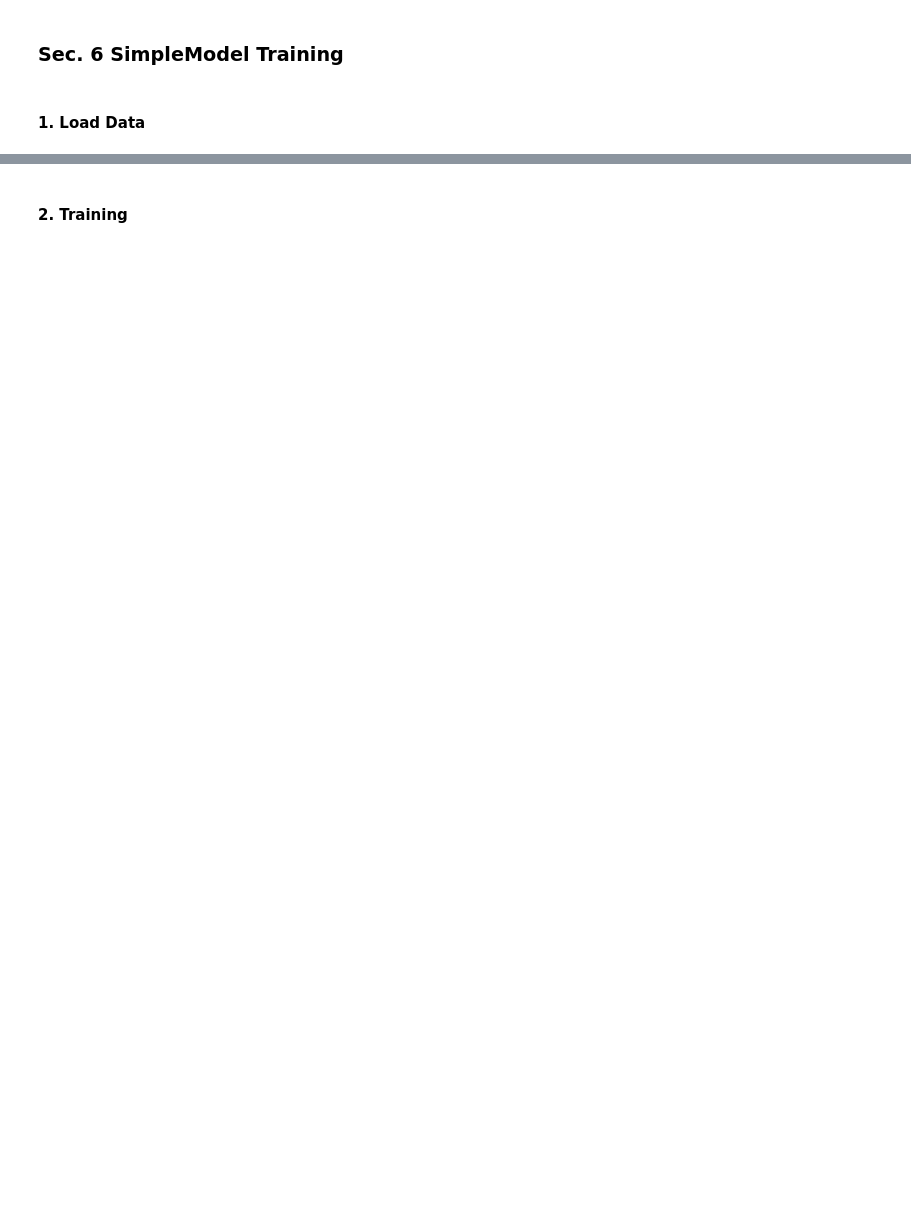
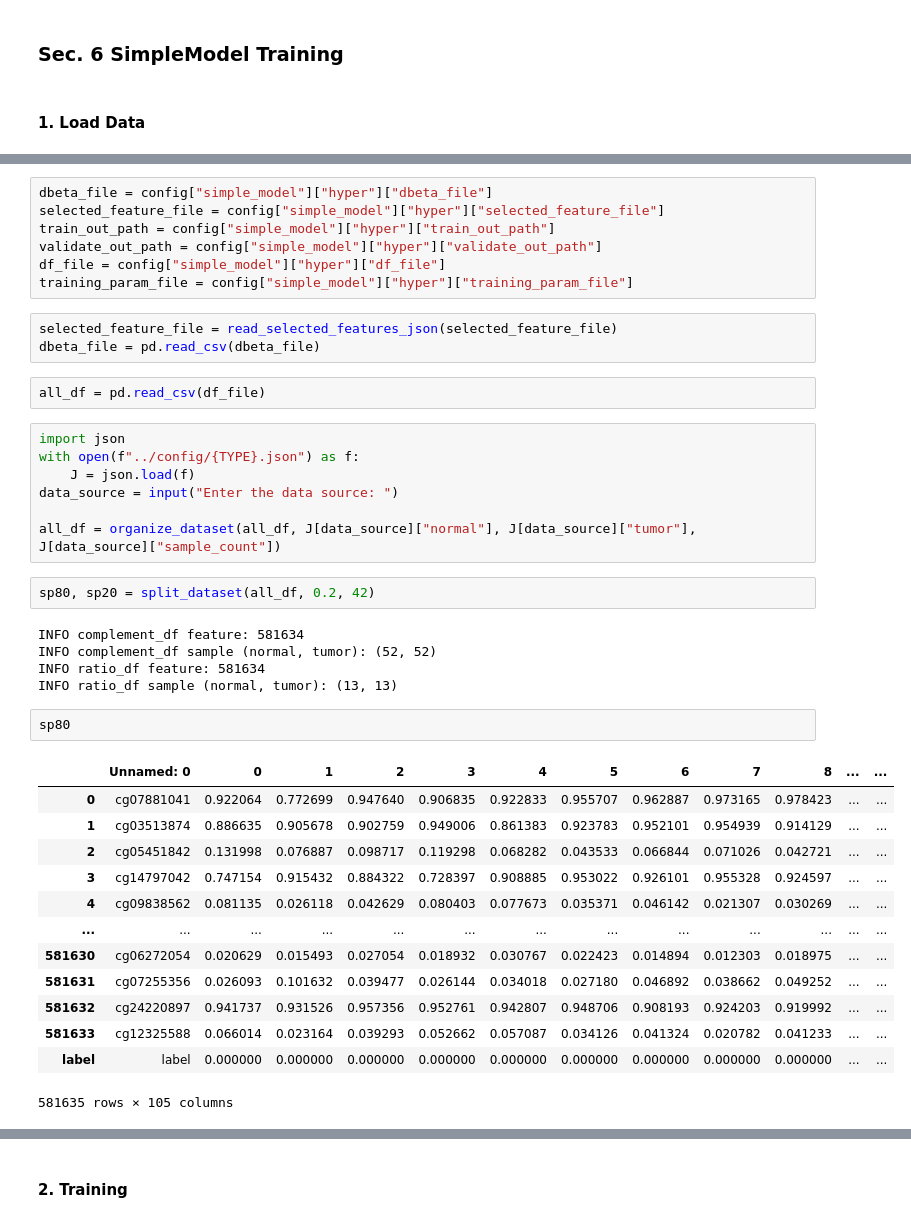
Before and after one commit to BioTechCo/main_project, a Jupyter notebook: notebooks/orange_pipeline_orchestrator.ipynb, the cells around one changed output, grey strips where cells are left out. Cells and saved outputs as stored; diff of their text form; blank space fills up the shorter version.

```diff
--- a/notebooks/orange_pipeline_orchestrator.ipynb
+++ b/notebooks/orange_pipeline_orchestrator.ipynb
@@ -1039,0 +936,42 @@ dbeta_info = pd.read_csv(f"{majority_out_path}/{dbeta_path}")
+# %%
+dbeta_file = config["simple_model"]["hyper"]["dbeta_file"]
+selected_feature_file = config["simple_model"]["hyper"]["selected_feature_file"]
+train_out_path = config["simple_model"]["hyper"]["train_out_path"]
+validate_out_path = config["simple_model"]["hyper"]["validate_out_path"]
+df_file = config["simple_model"]["hyper"]["df_file"]
+training_param_file = config["simple_model"]["hyper"]["training_param_file"]
+# %%
+selected_feature_file = read_selected_features_json(selected_feature_file)
+dbeta_file = pd.read_csv(dbeta_file)
+# %%
+all_df = pd.read_csv(df_file)
+# %%
+import json
+with open(f"../config/{TYPE}.json") as f:
+    J = json.load(f)
+data_source = input("Enter the data source: ")
+
+all_df = organize_dataset(all_df, J[data_source]["normal"], J[data_source]["tumor"], J[data_source]["sample_count"])
+# %%
+sp80, sp20 = split_dataset(all_df, 0.2, 42)
+# %% [output]
+INFO complement_df feature: 581634
+INFO complement_df sample (normal, tumor): (52, 52)
+INFO ratio_df feature: 581634
+INFO ratio_df sample (normal, tumor): (13, 13)
+# %%
+sp80
+# %% [output]
+|  | Unnamed: 0 | 0 | 1 | 2 | 3 | 4 | 5 | 6 | 7 | 8 | ... | ... |
+| 0 | cg07881041 | 0.922064 | 0.772699 | 0.947640 | 0.906835 | 0.922833 | 0.955707 | 0.962887 | 0.973165 | 0.978423 | ... | ... |
+| 1 | cg03513874 | 0.886635 | 0.905678 | 0.902759 | 0.949006 | 0.861383 | 0.923783 | 0.952101 | 0.954939 | 0.914129 | ... | ... |
+| 2 | cg05451842 | 0.131998 | 0.076887 | 0.098717 | 0.119298 | 0.068282 | 0.043533 | 0.066844 | 0.071026 | 0.042721 | ... | ... |
+| 3 | cg14797042 | 0.747154 | 0.915432 | 0.884322 | 0.728397 | 0.908885 | 0.953022 | 0.926101 | 0.955328 | 0.924597 | ... | ... |
+| 4 | cg09838562 | 0.081135 | 0.026118 | 0.042629 | 0.080403 | 0.077673 | 0.035371 | 0.046142 | 0.021307 | 0.030269 | ... | ... |
+| ... | ... | ... | ... | ... | ... | ... | ... | ... | ... | ... | ... | ... |
+| 581630 | cg06272054 | 0.020629 | 0.015493 | 0.027054 | 0.018932 | 0.030767 | 0.022423 | 0.014894 | 0.012303 | 0.018975 | ... | ... |
+| 581631 | cg07255356 | 0.026093 | 0.101632 | 0.039477 | 0.026144 | 0.034018 | 0.027180 | 0.046892 | 0.038662 | 0.049252 | ... | ... |
+| 581632 | cg24220897 | 0.941737 | 0.931526 | 0.957356 | 0.952761 | 0.942807 | 0.948706 | 0.908193 | 0.924203 | 0.919992 | ... | ... |
+| 581633 | cg12325588 | 0.066014 | 0.023164 | 0.039293 | 0.052662 | 0.057087 | 0.034126 | 0.041324 | 0.020782 | 0.041233 | ... | ... |
+| label | label | 0.000000 | 0.000000 | 0.000000 | 0.000000 | 0.000000 | 0.000000 | 0.000000 | 0.000000 | 0.000000 | ... | ... |
+581635 rows × 105 columns
```
Also changed, not shown: parts of 137 cells of this notebook, 9 other files.
